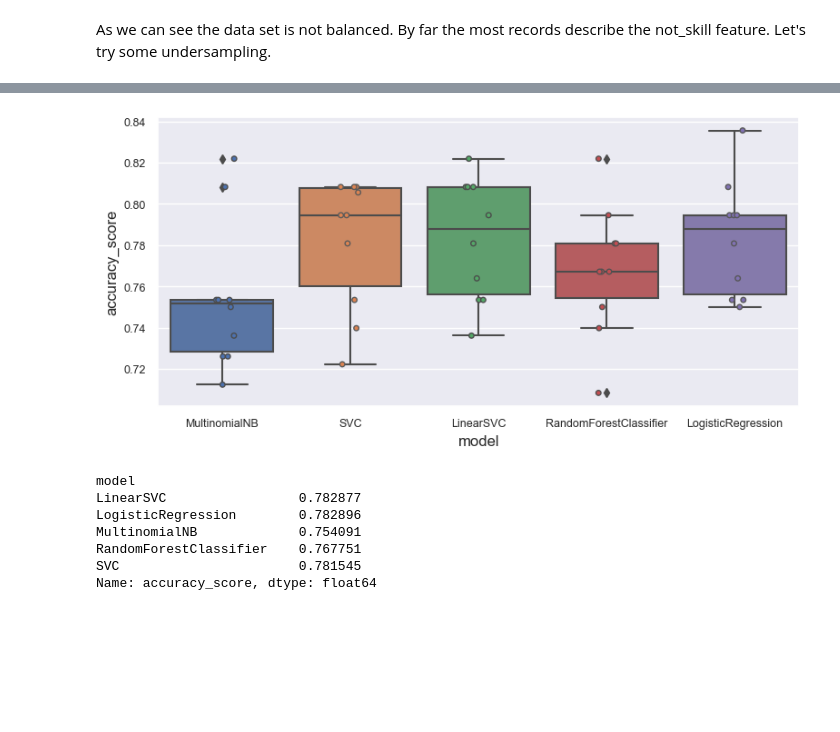
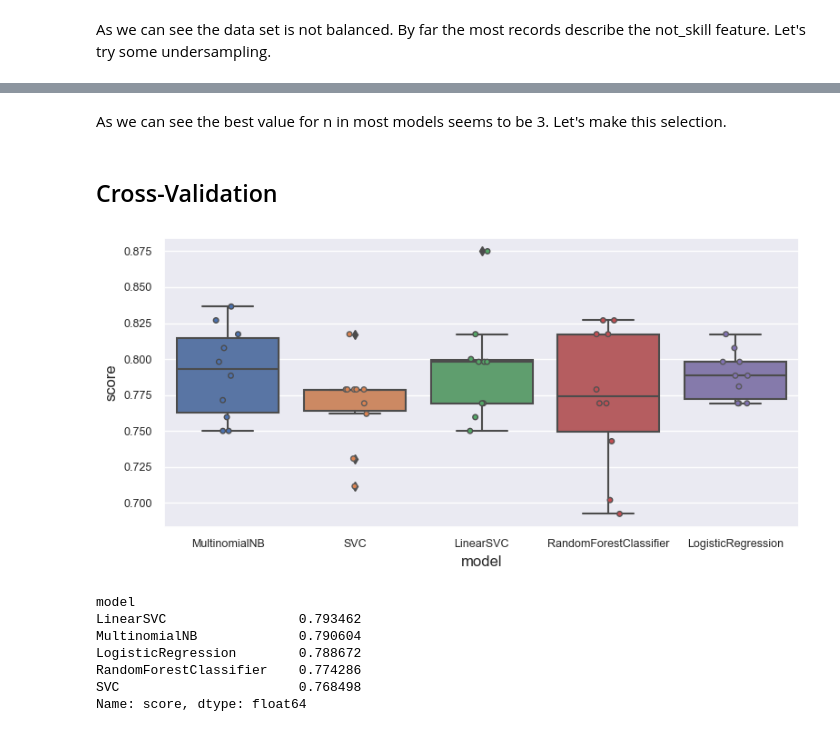
Before and after one commit to sotostzam/job-stats, a Jupyter notebook: notebooks/modeling_classifiers.ipynb, the cells around one changed output, grey strips where cells are left out. Cells and saved outputs as stored; diff of their text form; code cells hidden in the pictures; blank space fills up the shorter version.

```diff
--- a/notebooks/modeling_classifiers.ipynb
+++ b/notebooks/modeling_classifiers.ipynb
@@ -53,7 +49,8 @@ np.shape(X)
 from sklearn.model_selection import train_test_split
 
 # Extract features and prediction vectors
+X = df['chunks']
 y = df['type'].map({'not_skill':0, 'hard_skill':1, 'soft_skill':2})
-X_train, X_test, y_train, y_test = train_test_split(X, y, test_size = 0.3, random_state = 1)
+X_train, X_test, y_train, y_test = train_test_split(X, y, test_size = 0.3, random_state = 0)
 X_train.shape, X_test.shape
 # %% [output]
@@ -125,0 +156,19 @@ plt.show()
+# %%
+from sklearn.metrics import f1_score
+
+for n in range(1,11):
+    # convert training data to bag of words
+    vectorizer  = TfidfVectorizer(sublinear_tf=True, ngram_range=(1, n), stop_words='english')
+    X_train_vec = vectorizer.fit_transform(X_train)
+    X_test_vec  = vectorizer.transform(X_test)
+
+    # train model and generate predictions
+    scores = []
+    for model in models:
+        model.fit(X_train_vec, y_train)
+        y_pred = model.predict(X_test_vec)
+
+        # compute f-1 score
+        score = np.round(f1_score(y_test, y_pred, average='micro'), 5)
+        scores.append(score)
+    print('F1-score of n-gram range {}:\t {}'.format((1,n), scores))
@@ -126,38 +186,45 @@ plt.show()
+# %% [markdown]
+As we can see the best value for n in most models seems to be 3. Let's make this selection.
+# %%
+vectorizer  = TfidfVectorizer(sublinear_tf=True, ngram_range=(1, 3), stop_words='english')
+X_vec = vectorizer.fit_transform(X)
+# %% [markdown]
+## Cross-Validation
 # %%
 from sklearn.model_selection import cross_val_score
 
 # Get cross validated scores for input models
-def get_cross_val_scores(models, x, y, cv=10):
+def get_cross_val_scores(models, x, y):
     measurements = []
     for model in models:
-        accuracies = cross_val_score(model, x, y, cv = cv, scoring = 'accuracy')
+        scores = cross_val_score(model, x, y, cv = 10, scoring = 'f1_micro')
 
-        for i, accuracy in enumerate(accuracies):
-            measurements.append((model.__class__.__name__, i, accuracy))
+        for i, score in enumerate(scores):
+            measurements.append((model.__class__.__name__, i, score))
 
-    results = pd.DataFrame(measurements, columns=['model', 'fold', 'accuracy_score'])
+    results = pd.DataFrame(measurements, columns=['model', 'fold', 'score'])
     return results
 # %%
-cv_results = get_cross_val_scores(models, X_train, y_train)
+cv_results = get_cross_val_scores(models, X_vec, y)
 
 plt.figure(figsize=(8,4))
 
-cs_metrics_bxplt = sns.boxplot(x='model', y='accuracy_score', data=cv_results)
-cs_metrics_stplt = sns.stripplot(x='model', y='accuracy_score', hue='model', data=cv_results,
+cs_metrics_bxplt = sns.boxplot(x='model', y='score', data=cv_results)
+cs_metrics_stplt = sns.stripplot(x='model', y='score', hue='model', data=cv_results,
                                  size=4, jitter=True, linewidth=1, legend=False)
 
 cs_metrics_bxplt.tick_params(labelsize=9)
 plt.tight_layout()
 plt.show()
 # %% [output]
-[figure, old version]
+[figure, new version]
 # %%
-cv_results.groupby('model').accuracy_score.mean()
+cv_results.groupby('model').score.mean().sort_values(ascending=False)
 # %% [output]
 model
-LinearSVC                 0.782877
-LogisticRegression        0.782896
-MultinomialNB             0.754091
-RandomForestClassifier    0.767751
-SVC                       0.781545
-Name: accuracy_score, dtype: float64
+LinearSVC                 0.793462
+MultinomialNB             0.790604
+LogisticRegression        0.788672
+RandomForestClassifier    0.774286
+SVC                       0.768498
+Name: score, dtype: float64
```
Also changed, not shown: parts of 42 cells of this notebook, 3 other files.
